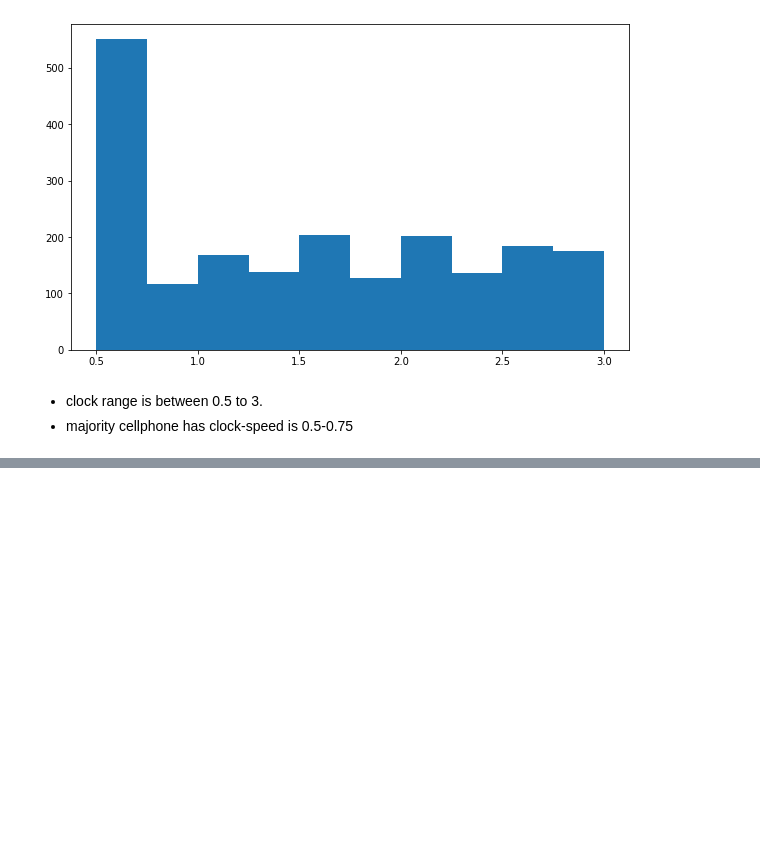
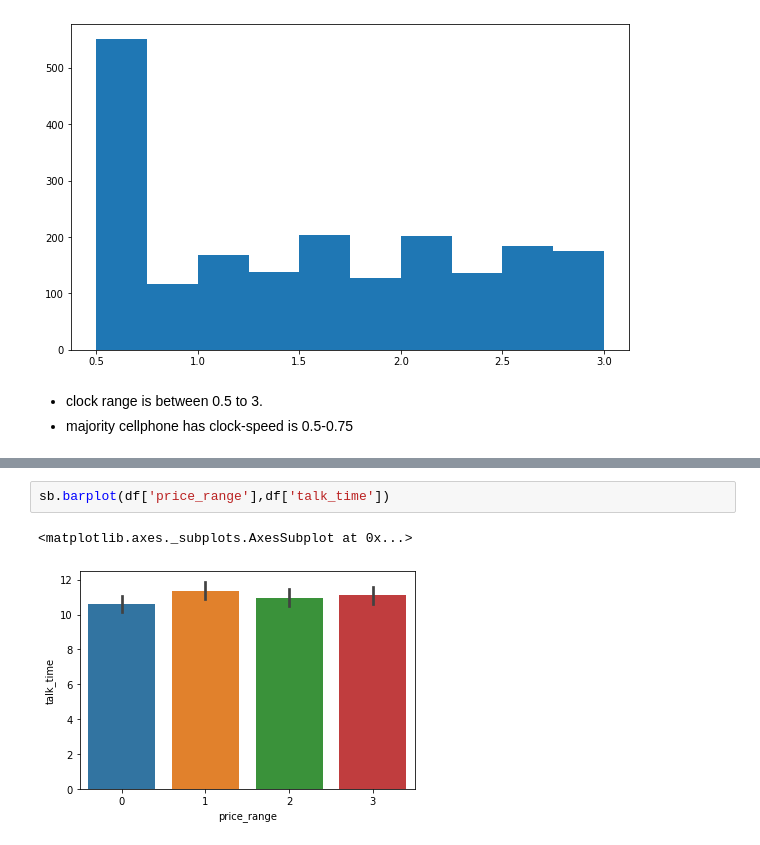
Before and after one commit to KrishnaDesai16/CellphonePriceRange, a Jupyter notebook: CellphonePriceRange.ipynb, the cells around one changed output, grey strips where cells are left out. Saved outputs shown, nothing was run; the diff lists cells and outputs as text; blank space fills up the shorter version.

```diff
--- a/CellphonePriceRange.ipynb
+++ b/CellphonePriceRange.ipynb
@@ -283,0 +289,5 @@ plt.show()
+# %%
+sb.barplot(df['price_range'],df['talk_time'])
+# %% [output]
+<matplotlib.axes._subplots.AxesSubplot at 0x...>
+[figure, added]
```
Also changed, not shown: parts of 1 cell of this notebook.
